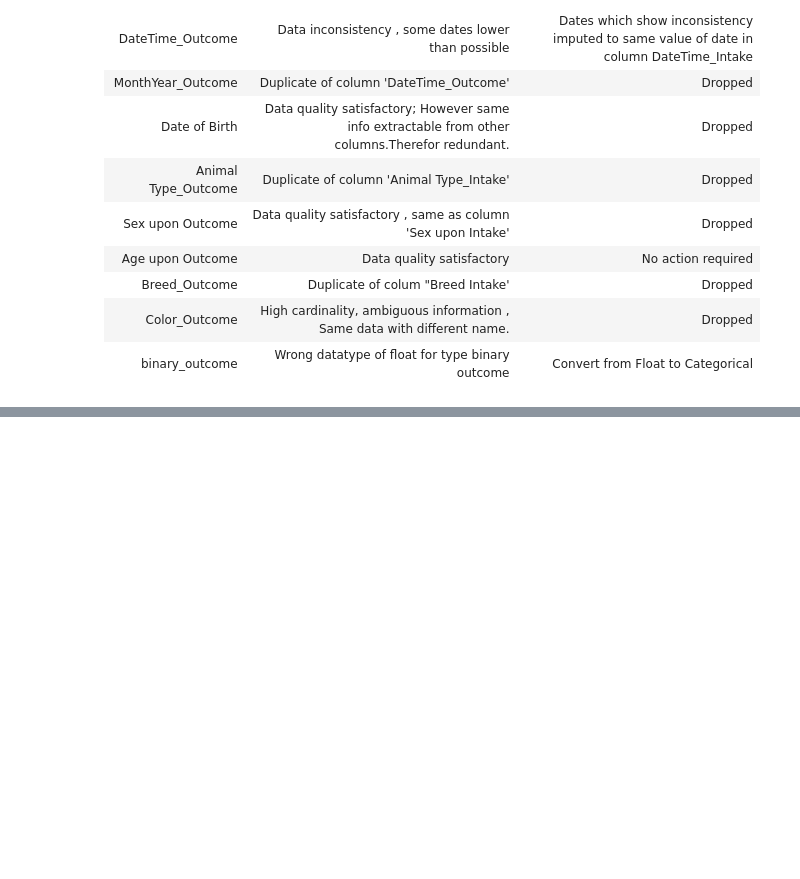
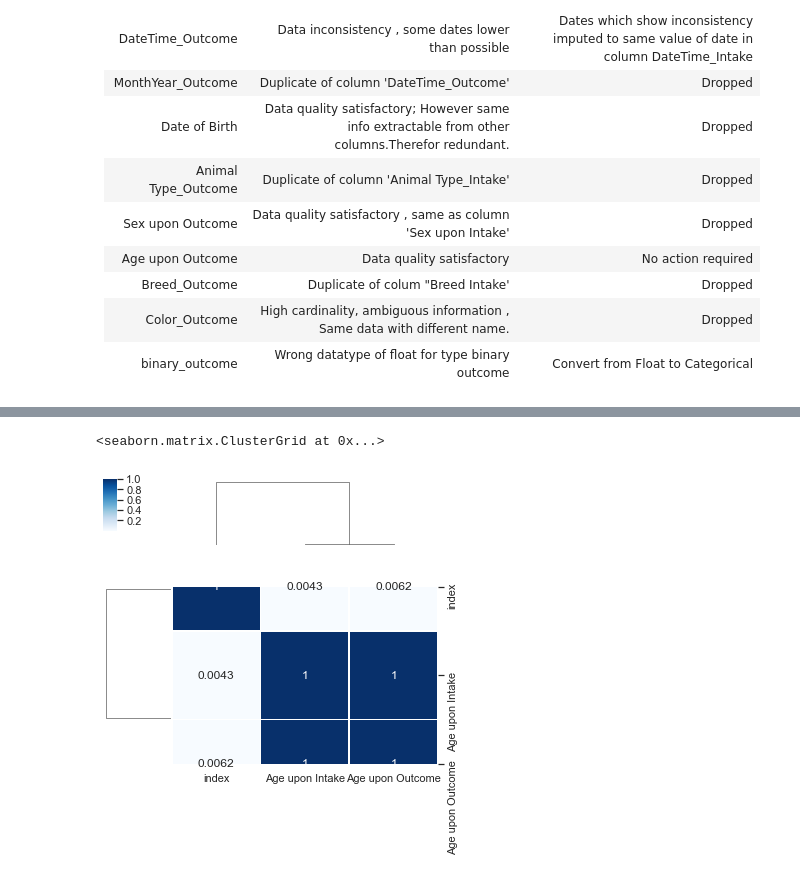
Before and after one commit to sachsom95/Animal-shelter-data-Exploratory-Analysis, a Jupyter notebook: Animal_shelter_data_analysis.ipynb, the cells around one changed output, grey strips where cells are left out. Cells and saved outputs as stored; diff of their text form; code cells hidden in the pictures; blank space fills up the shorter version.

```diff
--- a/Animal_shelter_data_analysis.ipynb
+++ b/Animal_shelter_data_analysis.ipynb
@@ -902,0 +925,5 @@ Doing a box plot on the continious date gives bit more information regarding the
+# %%
+sns.clustermap(df.corr(), square = True , annot = True , cmap ="Blues", linewidths = .75, figsize=(6,6))
+# %% [output]
+<seaborn.matrix.ClusterGrid at 0x...>
+[figure, added]
```
Also changed, not shown: parts of 20 cells of this notebook.
